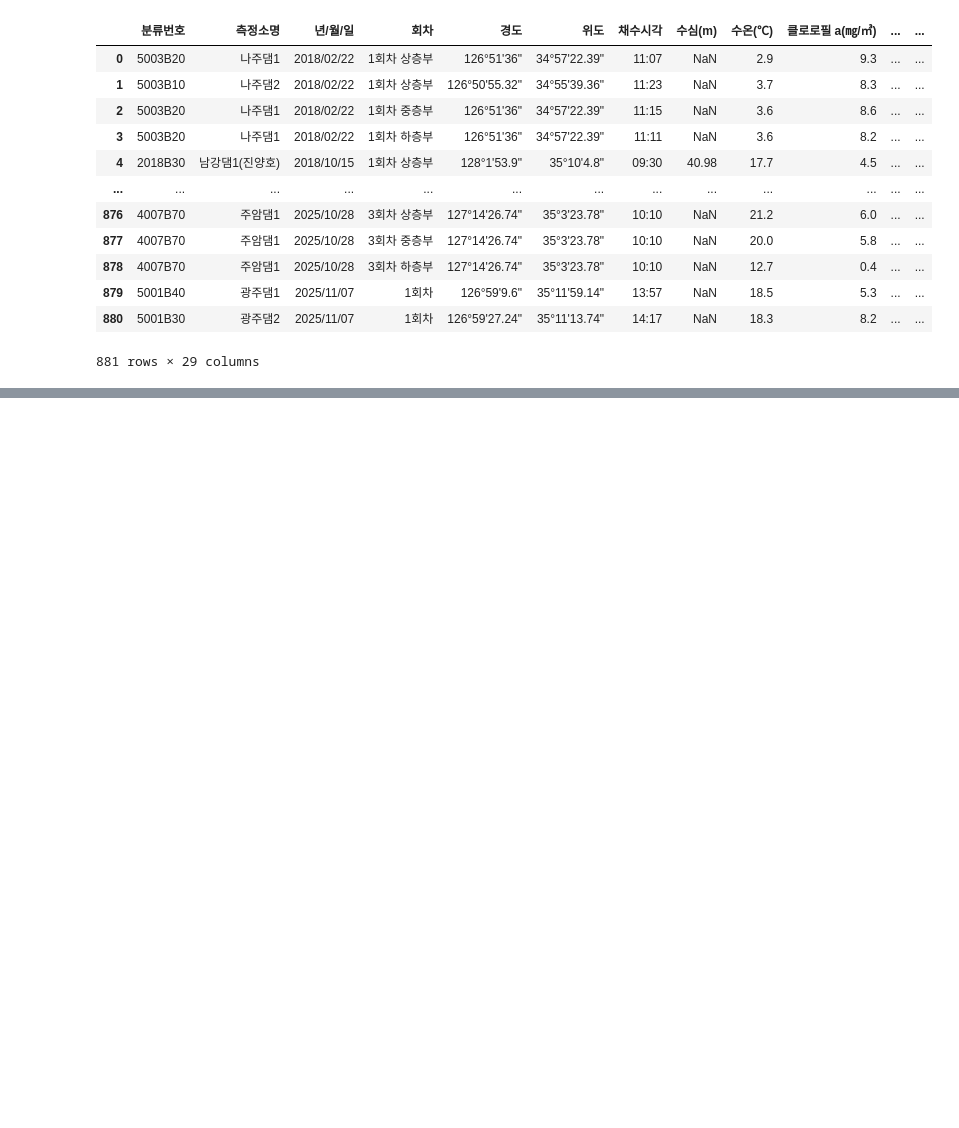
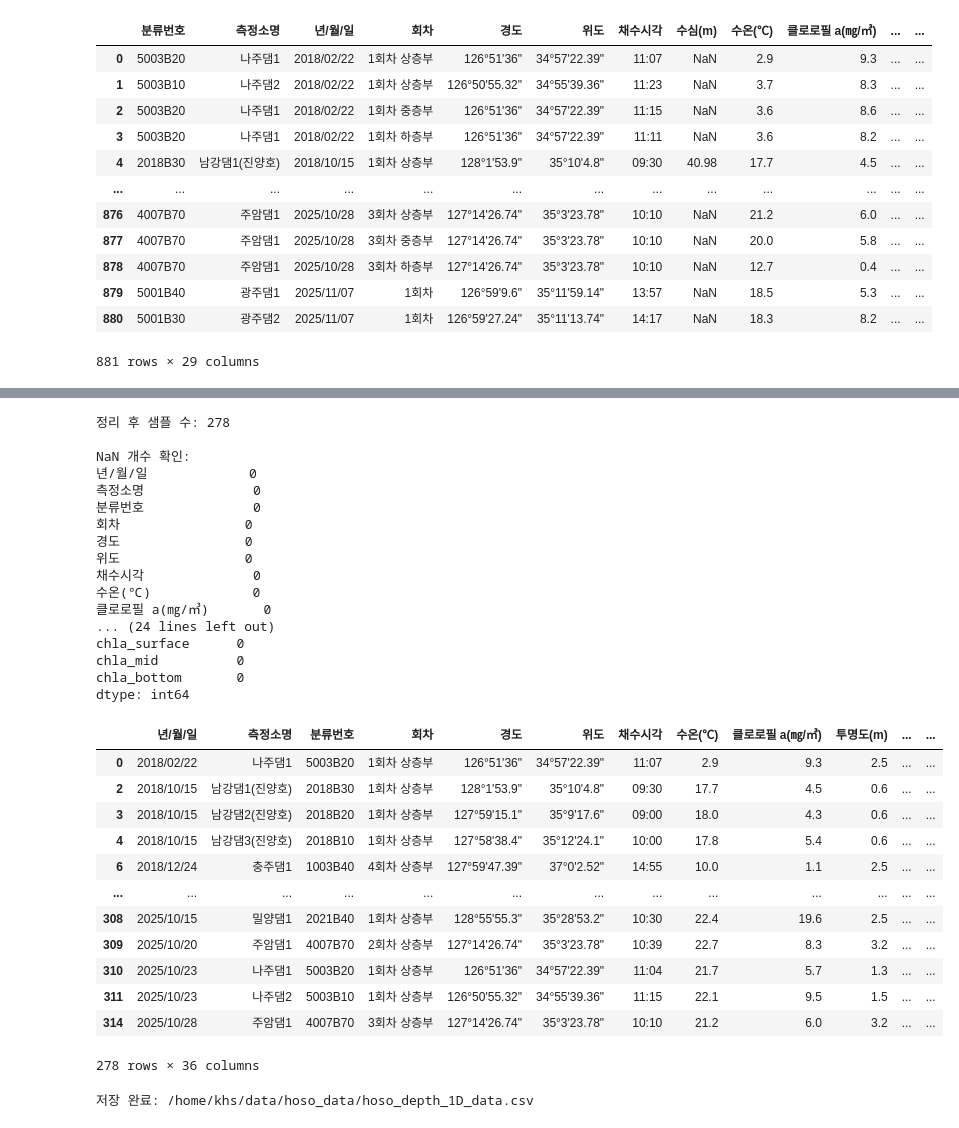
Before and after one commit to hyoseoning/reservoir-chla-prediction, a Jupyter notebook: hoso/hoso_1DCNN.ipynb, the cells around one changed output, grey strips where cells are left out. Drawn from its saved outputs; the diff is of its cells as text; code cells hidden in the pictures; blank space fills up the shorter version.

```diff
--- a/hoso/hoso_1DCNN.ipynb
+++ b/hoso/hoso_1DCNN.ipynb
@@ -58,0 +263,60 @@ df
+# %%
+# 투명도 중,하 컬럼 제거
+df_clean = df_filtered.drop(columns=["secchi_mid", "secchi_bottom"],errors="ignore")
+
+# 투명도 surface NaN 행 제거
+df_clean = df_clean.dropna(subset=["secchi_surface"])
+
+# 수심/유량 컬럼 제거
+df_clean = df_clean.drop(columns=["depth_surface"],errors="ignore")
+df_clean = df_clean.drop(columns=["수심(m)", "유량(㎥/s)"],errors="ignore")
+
+print("정리 후 샘플 수:", len(df_clean))
+print("\nNaN 개수 확인:")
+print(df_clean.isna().sum())
+
+df_clean
+# %% [output]
+정리 후 샘플 수: 278
+
+NaN 개수 확인:
+년/월/일             0
+측정소명              0
+분류번호              0
+회차                0
+경도                0
+위도                0
+채수시각              0
+수온(℃)             0
+클로로필 a(㎎/㎥)       0
+... (24 lines left out)
+chla_surface      0
+chla_mid          0
+chla_bottom       0
+dtype: int64
+|  | 년/월/일 | 측정소명 | 분류번호 | 회차 | 경도 | 위도 | 채수시각 | 수온(℃) | 클로로필 a(㎎/㎥) | 투명도(m) | ... | ... |
+| 0 | 2018/02/22 | 나주댐1 | 5003B20 | 1회차 상층부 | 126°51'36" | 34°57'22.39" | 11:07 | 2.9 | 9.3 | 2.5 | ... | ... |
+| 2 | 2018/10/15 | 남강댐1(진양호) | 2018B30 | 1회차 상층부 | 128°1'53.9" | 35°10'4.8" | 09:30 | 17.7 | 4.5 | 0.6 | ... | ... |
+| 3 | 2018/10/15 | 남강댐2(진양호) | 2018B20 | 1회차 상층부 | 127°59'15.1" | 35°9'17.6" | 09:00 | 18.0 | 4.3 | 0.6 | ... | ... |
+| 4 | 2018/10/15 | 남강댐3(진양호) | 2018B10 | 1회차 상층부 | 127°58'38.4" | 35°12'24.1" | 10:00 | 17.8 | 5.4 | 0.6 | ... | ... |
+| 6 | 2018/12/24 | 충주댐1 | 1003B40 | 4회차 상층부 | 127°59'47.39" | 37°0'2.52" | 14:55 | 10.0 | 1.1 | 2.5 | ... | ... |
+| ... | ... | ... | ... | ... | ... | ... | ... | ... | ... | ... | ... | ... |
+| 308 | 2025/10/15 | 밀양댐1 | 2021B40 | 1회차 상층부 | 128°55'55.3" | 35°28'53.2" | 10:30 | 22.4 | 19.6 | 2.5 | ... | ... |
+| 309 | 2025/10/20 | 주암댐1 | 4007B70 | 2회차 상층부 | 127°14'26.74" | 35°3'23.78" | 10:39 | 22.7 | 8.3 | 3.2 | ... | ... |
+| 310 | 2025/10/23 | 나주댐1 | 5003B20 | 1회차 상층부 | 126°51'36" | 34°57'22.39" | 11:04 | 21.7 | 5.7 | 1.3 | ... | ... |
+| 311 | 2025/10/23 | 나주댐2 | 5003B10 | 1회차 상층부 | 126°50'55.32" | 34°55'39.36" | 11:15 | 22.1 | 9.5 | 1.5 | ... | ... |
+| 314 | 2025/10/28 | 주암댐1 | 4007B70 | 3회차 상층부 | 127°14'26.74" | 35°3'23.78" | 10:10 | 21.2 | 6.0 | 3.2 | ... | ... |
+278 rows × 36 columns
+# %%
+# save_path = "/home/khs/data/csv/matching data/hoso_data.csv"
+save_path = "/home/khs/data/hoso_data/hoso_depth_1D_data.csv"
+
+df_clean.to_csv(
+    save_path,
+    index=False,
+    encoding="utf-8-sig"  # 한글 컬럼/값 안전
+)
+
+print("저장 완료:", save_path)
+# %% [output]
+저장 완료: /home/khs/data/hoso_data/hoso_depth_1D_data.csv
```
Also changed, not shown: parts of 18 cells of this notebook.
